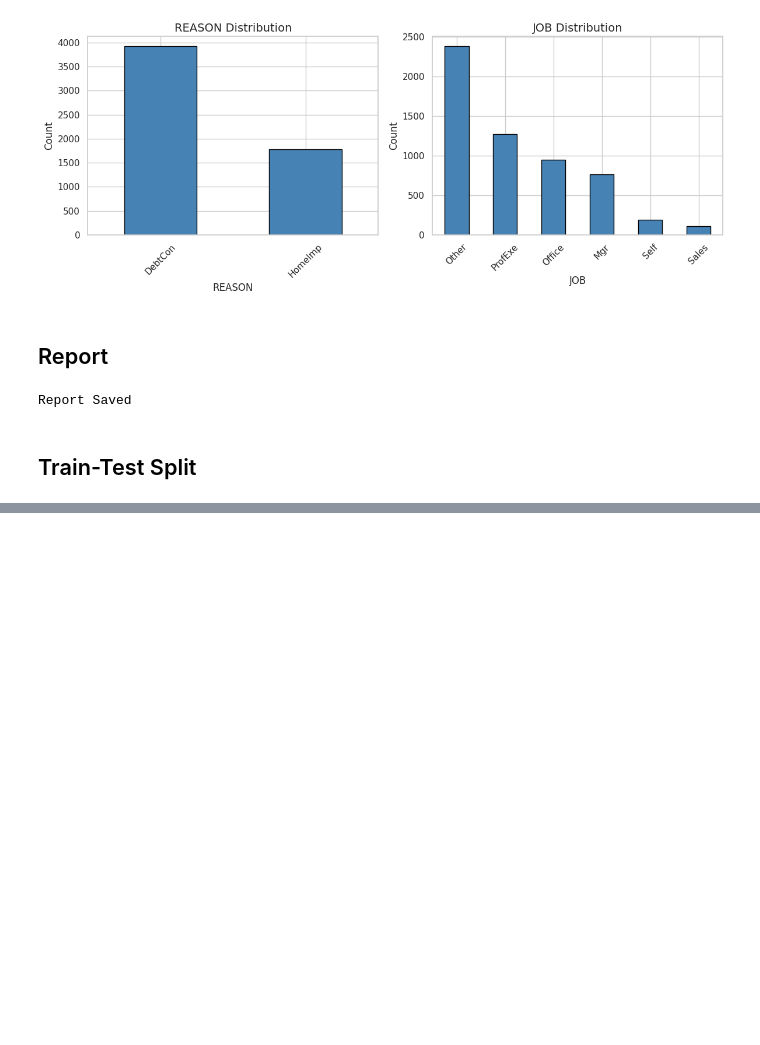
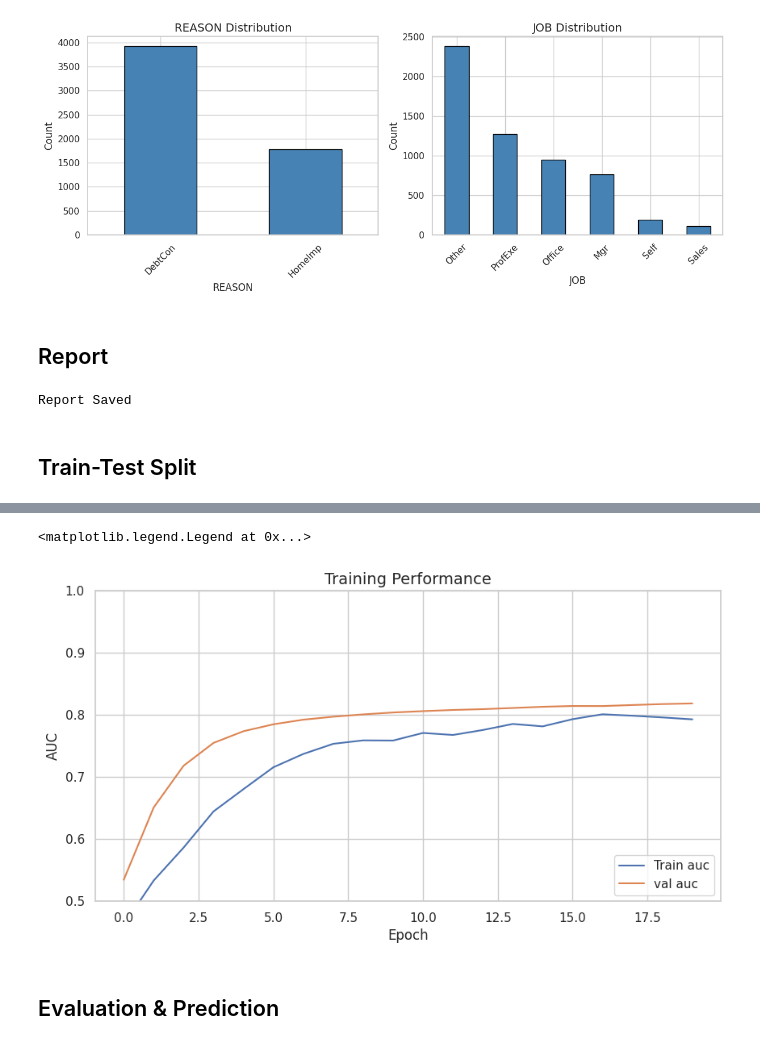
Before and after one commit to NewManRising/the-builder-forge, a Jupyter notebook: projects/home-loan-default/notebooks/home_loan.ipynb, the cells around one changed output, grey strips where cells are left out. Drawn from its saved outputs; the diff is of its cells as text; code cells hidden in the pictures; blank space fills up the shorter version.

Commit message:
feat: add ANN model, ROC curve, Youden's J threshold, confusion matrices for baseline and ANN

```diff
--- a/projects/home-loan-default/notebooks/home_loan.ipynb
+++ b/projects/home-loan-default/notebooks/home_loan.ipynb
@@ -292,0 +305,9 @@ print(f"Test default rate: {y_test.mean():.2%}")
+# %%
+ClassWeights = compute_class_weight(
+    class_weight='balanced',
+    classes=np.unique(y_train),
+    y=y_train
+)
+
+class_weights = dict(zip(np.unique(y_train), ClassWeights))
+print(class_weights)
@@ -292,0 +361,14 @@ print(f"Test default rate: {y_test.mean():.2%}")
+# %%
+# Baseline Model — Logistic Regression
+
+lr = LogisticRegression(class_weight='balanced', random_state=SEED, max_iter=1000)
+lr.fit(X_train_processed, y_train)
+
+y_pred_lr = lr.predict(X_test_processed)
+y_proba_lr = lr.predict_proba(X_test_processed)[:, 1]
+
+print("Baseline — Logistic Regression")
+print(f"Accuracy: {accuracy_score(y_test, y_pred_lr):.4f}")
+print(f"ROC-AUC: {roc_auc_score(y_test, y_proba_lr):.4f}")
+print("\nClassification Report:")
+print(classification_report(y_test, y_pred_lr))
@@ -292,0 +441,11 @@ print(f"Test default rate: {y_test.mean():.2%}")
+# %%
+# Fitting the Model
+history = model.fit(
+    X_train_processed, y_train,
+    validation_data=(X_val_processed, y_val),
+    epochs=20,
+    batch_size=32,
+    class_weight=class_weights,
+    callbacks=callbacks,
+    verbose=1
+)
@@ -292,0 +470,14 @@ print(f"Test default rate: {y_test.mean():.2%}")
+# %%
+# Visualizing Training Performance
+plt.plot(history.history['auc'], label='Train auc')
+plt.plot(history.history['val_auc'], label = 'val auc')
+plt.title('Training Performance')
+plt.xlabel('Epoch')
+plt.ylabel('AUC')
+plt.ylim([0.5, 1])
+plt.legend(loc='lower right')
+# %% [output]
+<matplotlib.legend.Legend at 0x...>
+[figure, added]
+# %% [markdown]
+## Evaluation & Prediction
```
Also changed, not shown: parts of 13 cells of this notebook, 3 other files.
